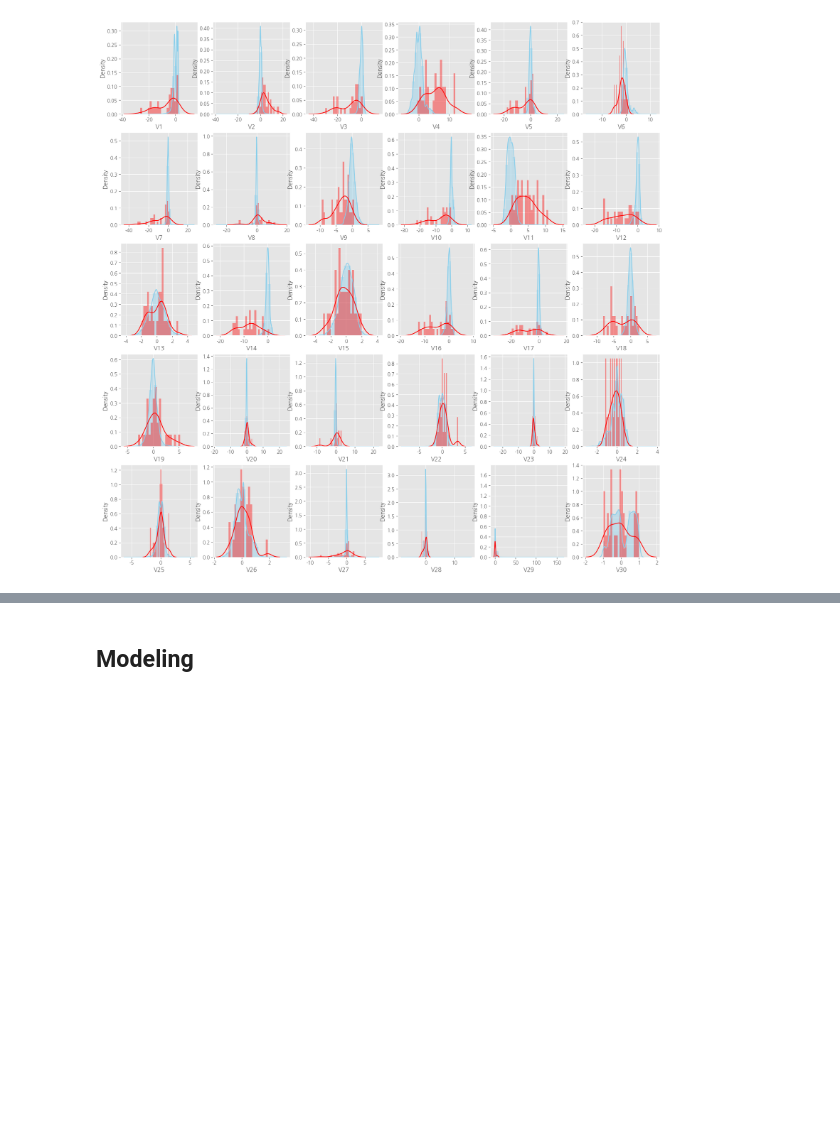
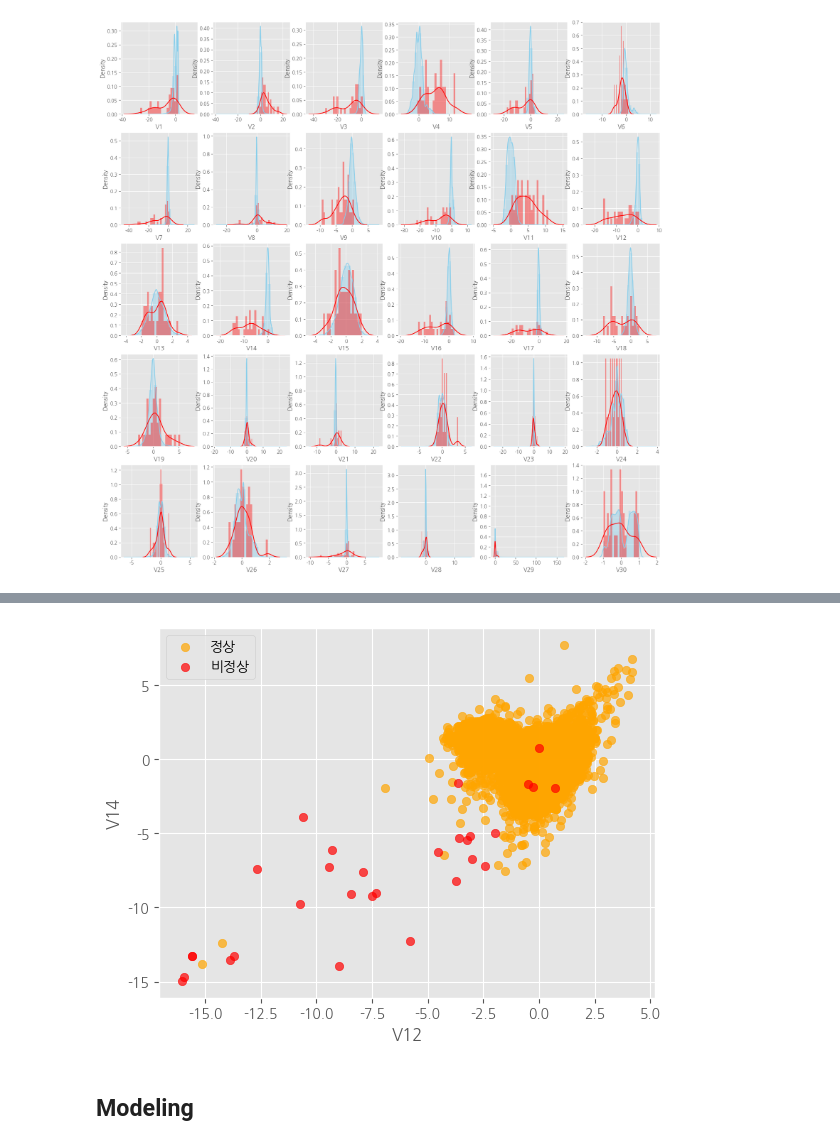
Before and after one commit to jiyoonmik/DACON_practice, a Jupyter notebook: card/card_code_yoon.ipynb, the cells around one changed output, grey strips where cells are left out. Saved outputs shown, nothing was run; the diff lists cells and outputs as text; code cells hidden in the pictures; blank space fills up the shorter version.

```diff
--- a/card/card_code_yoon.ipynb
+++ b/card/card_code_yoon.ipynb
@@ -115,3 +232,18 @@ selected.head(2)
+# %%
+# target 별 분리
+scatter_0 = val[val['Class'] == 0]
+scatter_1 = val[val['Class'] == 1]
+
+# target 별 시각화
+plt.scatter(scatter_0['V12'], scatter_0['V14'], color = 'orange', alpha = 0.7, label = '정상')
+plt.scatter(scatter_1['V12'], scatter_1['V14'], color = 'red', alpha = 0.7, label = '비정상')
+
+plt.xlabel('V12')
+plt.ylabel('V14')
+plt.legend()
+plt.show()
+# %% [output]
+[figure, added]
 # %% [markdown]
 ## Modeling
 # %%
```
Also changed, not shown: parts of 43 cells of this notebook.
